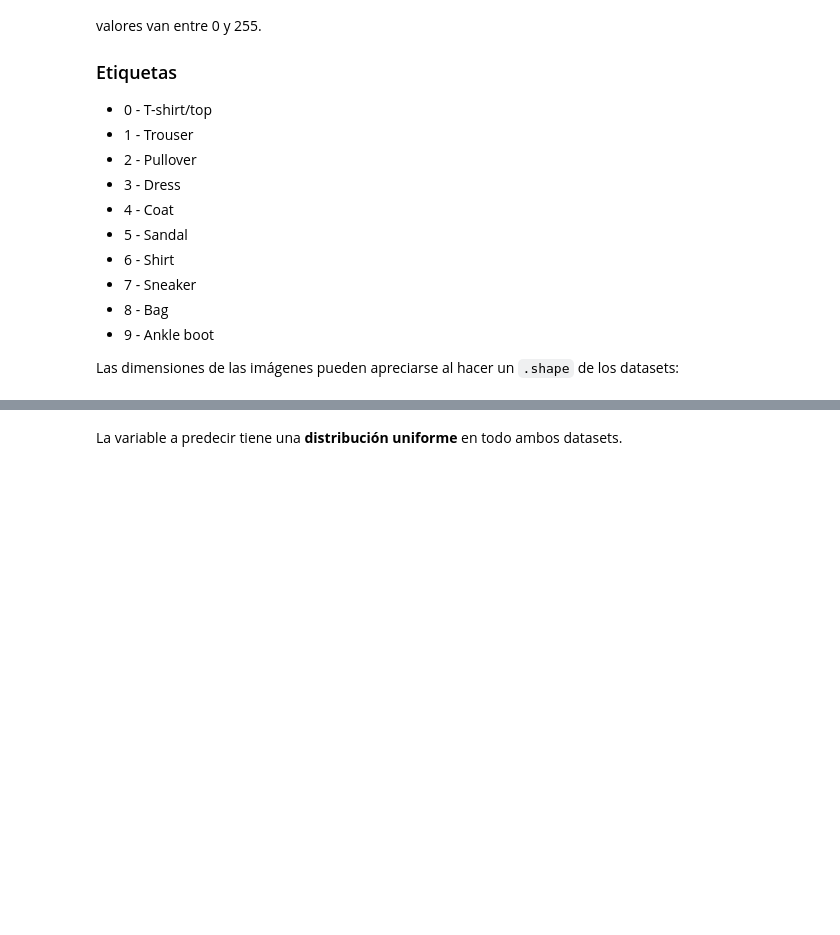
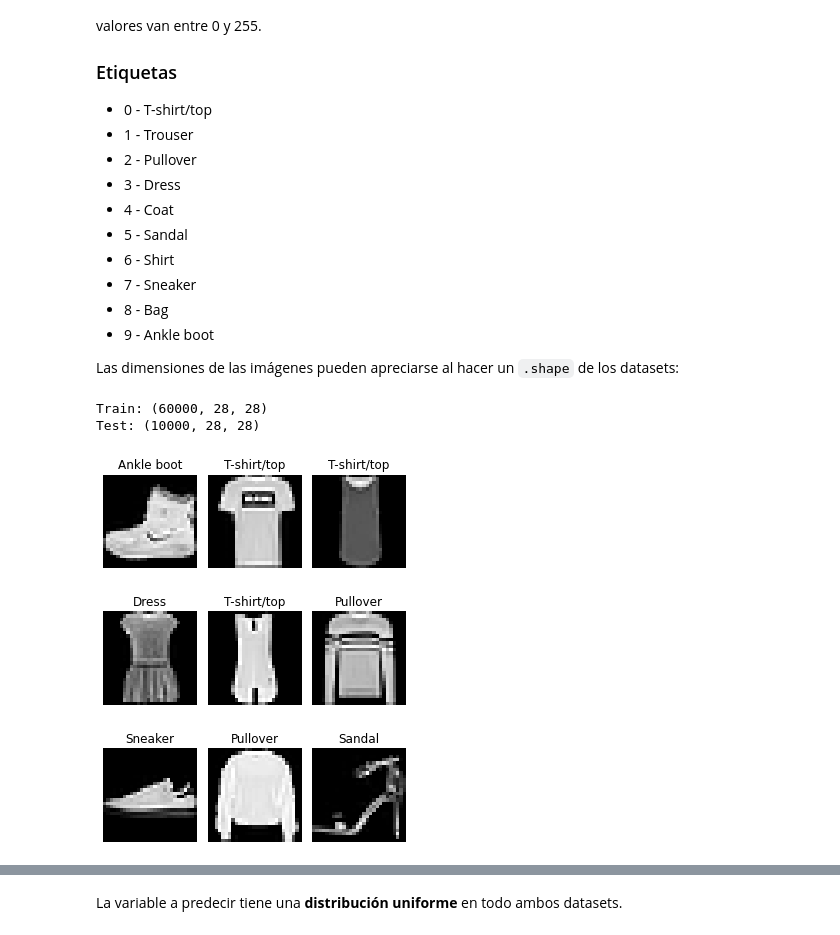
Before and after one commit to Ganymede23/UCSE-TP-ML-2022, a Jupyter notebook: tp3_fashion_mnist.ipynb, the cells around one changed output, grey strips where cells are left out. Saved outputs shown, nothing was run; the diff lists cells and outputs as text; code cells hidden in the pictures; blank space fills up the shorter version.

```diff
--- a/tp3_fashion_mnist.ipynb
+++ b/tp3_fashion_mnist.ipynb
@@ -96,8 +96,8 @@ from tensorflow.keras.datasets import fashion_mnist
 (X_test, Y_test) = test
 '''
 train, test = fashion_mnist.load_data()
-(X_train, Y_train) = train
-(X_test, Y_test) = test
+X_train, Y_train = train
+X_test, Y_test = test
 # %%
 # CONSTANTES
 
@@ -127,30 +127,38 @@ Las dimensiones de las imágenes pueden apreciarse al hacer un `.shape` de los d
 # %%
 print('Train:', X_train.shape)
 print('Test:', X_test.shape)
+# %% [output]
+Train: (60000, 28, 28)
+Test: (10000, 28, 28)
 # %%
 def sample_images(dataset):
     # specify the number of rows and columns you want to see
     num_row = 3
     num_col = 3
 
     # get a segment of the dataset
     num = num_row*num_col
     if dataset == train:
         images, labels = X_train[:num], Y_train[:num]
-    else: # Test dataset
+    elif dataset == test:   # Test dataset
         images, labels = X_test[:num], Y_test[:num]
+    else:                   # Train with data augmentation dataset
+        images, labels = X_train_da[:num], Y_train_da[:num]
 
     # plot images
     fig, axes = plt.subplots(num_row, num_col, figsize=(1.5*num_col,2*num_row))
     for i in range(9):
         ax = plt.subplot(3, 3, i + 1)
         plt.imshow(images[i], cmap='gray')
-        plt.title(labels[i])
+        #plt.title(labels[i])
+        plt.title(LABELS_TEXT[labels[i]])
         plt.axis("off")
     plt.tight_layout()
     plt.show()
 
 sample_images(train)
+# %% [output]
+[figure, added]
 # %%
 df_ytrain = pd.DataFrame(data=Y_train)
 df_ytest = pd.DataFrame(data=Y_test)
```
Also changed, not shown: parts of 122 cells of this notebook.
